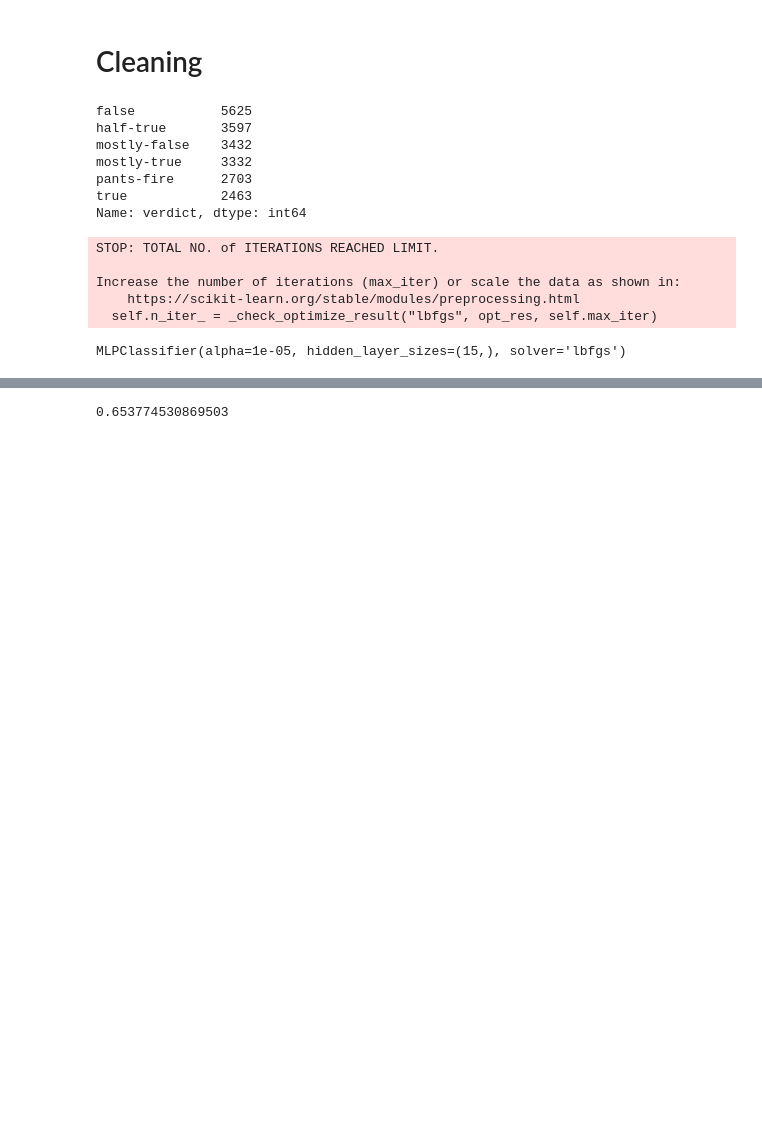
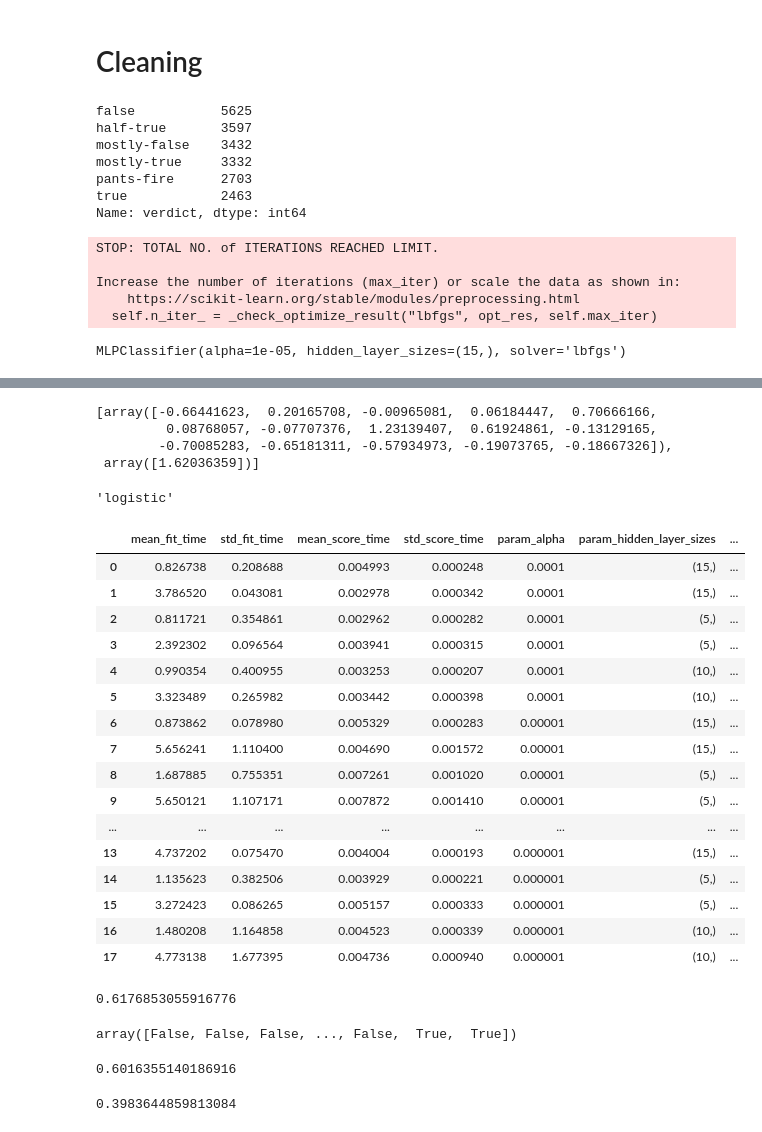
Before and after one commit to Aryamansinha2704/misinfo_gpt3, a Jupyter notebook: Misinfo_neural_net.ipynb, the cells around one changed output, grey strips where cells are left out. Saved outputs shown, nothing was run; the diff lists cells and outputs as text; code cells hidden in the pictures; blank space fills up the shorter version.

```diff
--- a/Misinfo_neural_net.ipynb
+++ b/Misinfo_neural_net.ipynb
@@ -59,8 +62,8 @@ def verdict_cleaner(verdict):
 data['verdict'] = data['verdict'].apply(lambda x: verdict_cleaner(x))
 # %%
 features = ['statement_originator', 'statement_source', 'factchecker', 'statement_month', 'statement_year', 'factcheck_month', 'factcheck_year']
-X = data[features]
-y = data['verdict'].to_numpy()
+X = data[features][:gpt_labels.size]
+y = data['verdict'].to_numpy()[:gpt_labels.size]
 # %%
 X = pd.get_dummies(X, columns = features).to_numpy()
 X_train, X_test, y_train, y_test = train_test_split(X, y, test_size=0.33)
@@ -76,4 +99,45 @@ MLPClassifier(alpha=1e-05, hidden_layer_sizes=(15,), solver='lbfgs')
+# %%
+clf.intercepts_
+# %% [output]
+[array([-0.66441623,  0.20165708, -0.00965081,  0.06184447,  0.70666166,
+         0.08768057, -0.07707376,  1.23139407,  0.61924861, -0.13129165,
+        -0.70085283, -0.65181311, -0.57934973, -0.19073765, -0.18667326]),
+ array([1.62036359])]
+# %%
+clf.out_activation_
+# %% [output]
+'logistic'
+# %%
+param_grid = [
+    {'solver': ['lbfgs', 'sgd'], 'hidden_layer_sizes':[(15,), (5,), (10,)], 'alpha': [1e-4, 1e-5, 1e-6]}
+]
+grid_search = GridSearchCV(clf, param_grid, scoring = 'precision')
+grid_search.fit(X_train, y_train)
+# %%
+pd.DataFrame(grid_search.cv_results_)
+# %% [output]
+|  | mean_fit_time | std_fit_time | mean_score_time | std_score_time | param_alpha | param_hidden_layer_sizes | ... |
+| 0 | 0.826738 | 0.208688 | 0.004993 | 0.000248 | 0.0001 | (15,) | ... |
+| 1 | 3.786520 | 0.043081 | 0.002978 | 0.000342 | 0.0001 | (15,) | ... |
+| 2 | 0.811721 | 0.354861 | 0.002962 | 0.000282 | 0.0001 | (5,) | ... |
+| 3 | 2.392302 | 0.096564 | 0.003941 | 0.000315 | 0.0001 | (5,) | ... |
+| 4 | 0.990354 | 0.400955 | 0.003253 | 0.000207 | 0.0001 | (10,) | ... |
+| 5 | 3.323489 | 0.265982 | 0.003442 | 0.000398 | 0.0001 | (10,) | ... |
+| 6 | 0.873862 | 0.078980 | 0.005329 | 0.000283 | 0.00001 | (15,) | ... |
+| 7 | 5.656241 | 1.110400 | 0.004690 | 0.001572 | 0.00001 | (15,) | ... |
+| 8 | 1.687885 | 0.755351 | 0.007261 | 0.001020 | 0.00001 | (5,) | ... |
+| 9 | 5.650121 | 1.107171 | 0.007872 | 0.001410 | 0.00001 | (5,) | ... |
+| ... | ... | ... | ... | ... | ... | ... | ... |
+| 13 | 4.737202 | 0.075470 | 0.004004 | 0.000193 | 0.000001 | (15,) | ... |
+| 14 | 1.135623 | 0.382506 | 0.003929 | 0.000221 | 0.000001 | (5,) | ... |
+| 15 | 3.272423 | 0.086265 | 0.005157 | 0.000333 | 0.000001 | (5,) | ... |
+| 16 | 1.480208 | 1.164858 | 0.004523 | 0.000339 | 0.000001 | (10,) | ... |
+| 17 | 4.773138 | 1.677395 | 0.004736 | 0.000940 | 0.000001 | (10,) | ... |
 # %%
 clf.score(X_test, y_test)
 # %% [output]
-0.653774530869503
+0.6176853055916776
+# %%
+clf.predict(X_test)
+# %% [output]
+array([False, False, False, ..., False,  True,  True])
@@ -79,0 +146,8 @@ clf.score(X_test, y_test)
+# %%
+tp / (tp + fn)
+# %% [output]
+0.6016355140186916
+# %%
+fn / (tp + fn)
+# %% [output]
+0.3983644859813084
```
Also changed, not shown: parts of 15 cells of this notebook.
